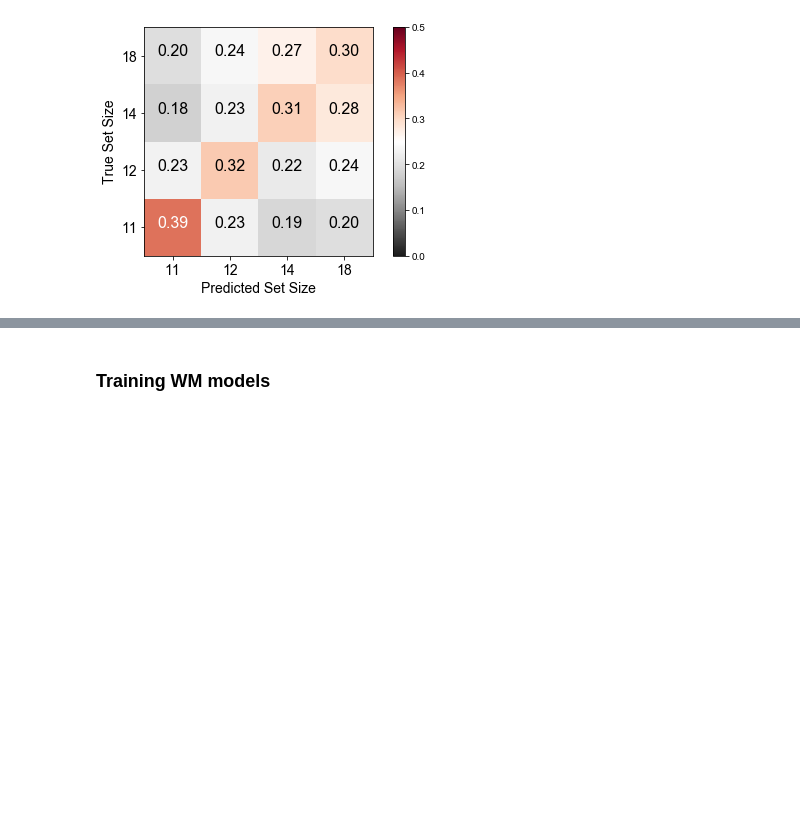
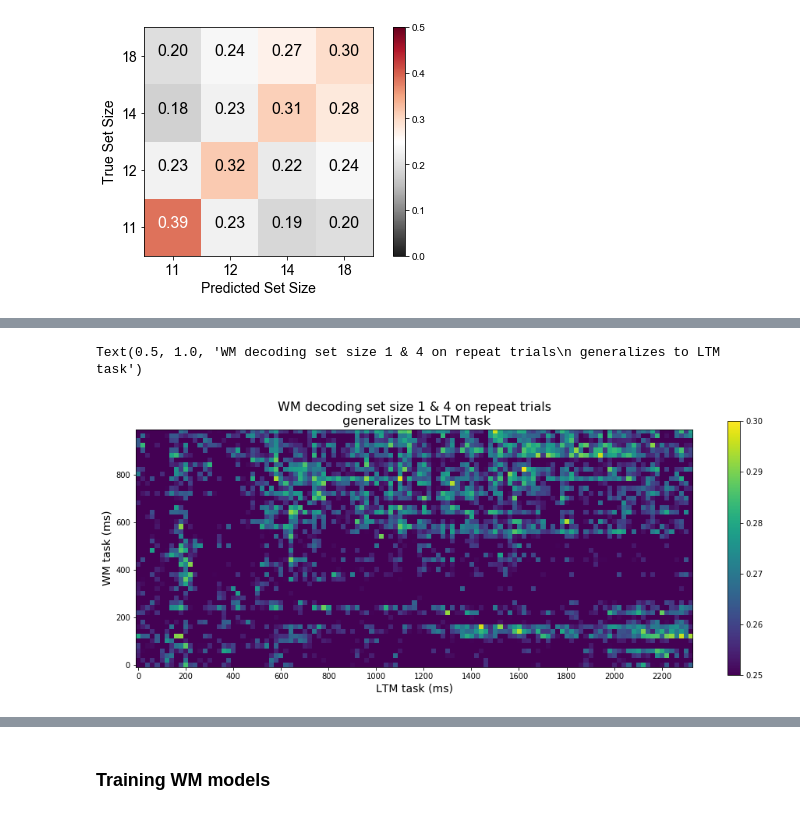
Before and after one commit to WilliamThyer/decode_ltm_from_wm, a Jupyter notebook: decode_load.ipynb, the cells around one changed output, grey strips where cells are left out. Saved outputs shown, nothing was run; the diff lists cells and outputs as text; code cells hidden in the pictures; blank space fills up the shorter version.

```diff
--- a/decode_load.ipynb
+++ b/decode_load.ipynb
@@ -268,0 +296,12 @@ Saving output\figures\conf_mat20201117_2001.png
+# %%
+scalers = np.empty(wm_exp.nsub,dtype='object')
+classifiers = np.empty((wm_exp.nsub,np.size(wm_wrangl.t)),dtype='object')
+for isub in range(wm_exp.nsub):
+    print(isub)
+    xdata,ydata = wm_exp.load_eeg(isub,xdata_var_name='wm_xdata',ydata_var_name='wm_ydata',start_epoch=-200,end_epoch=1000)
+    # xdata = scaler.fit_transform(xdata)
+    # scalers[isub] = copy(scaler)
+    xdata,ydata = wm_wrangl.setup_data(xdata,ydata)
+    for X_train in wm_wrangl.roll_over_time(xdata):
+        clfr.classifier.fit(X_train, ydata)
+        classifiers[isub,wm_wrangl.itime] = copy(clfr.classifier)
@@ -268,0 +387,16 @@ Saving output\figures\conf_mat20201117_2001.png
+# %%
+mean_acc = np.mean(np.mean(acc,0),0).T
+plt.subplots(figsize=(16,6))
+plt.imshow(mean_acc,vmin=.25,vmax=.3,interpolation='None')
+plt.gca().invert_yaxis()
+x = 10
+plt.xticks(range(len(ltm_wrangl.t))[::x],ltm_wrangl.t[::x])
+plt.xlabel('LTM task (ms)',fontsize=14)
+plt.yticks(range(len(wm_wrangl.t))[::x],wm_wrangl.t[::x])
+plt.ylabel('WM task (ms)',fontsize=14)
+plt.colorbar();
+plt.title('WM decoding set size 1 & 4 on repeat trials\n generalizes to LTM task',fontsize=16)
+# plt.savefig('repeat_trial_wm_to_ltm_14.png',dpi=500)
+# %% [output]
+Text(0.5, 1.0, 'WM decoding set size 1 & 4 on repeat trials\n generalizes to LTM task')
+[figure, added]
```
Also changed, not shown: parts of 30 cells of this notebook.
